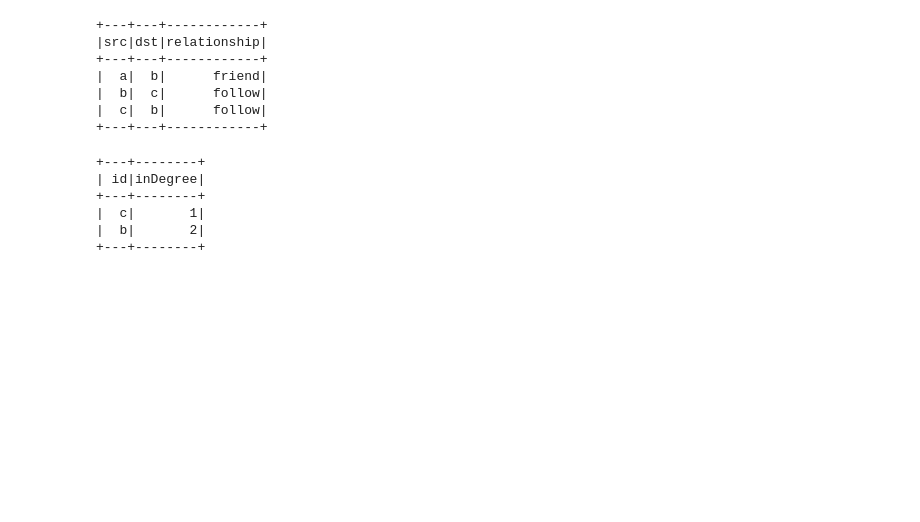
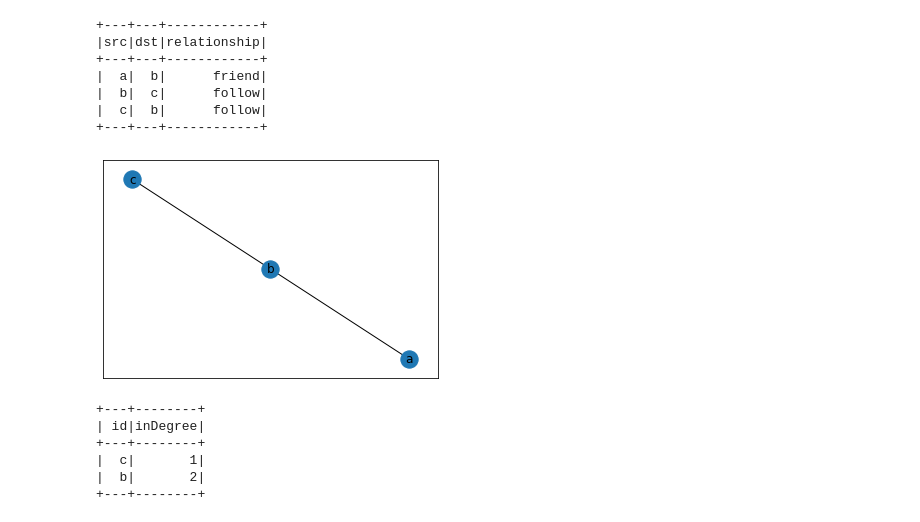
Before and after one commit to asheeshiitd/spark_trainning, a Jupyter notebook: session_1/GraphFrames.ipynb, the cells around one changed output. Cells and saved outputs as stored; diff of their text form; code cells hidden in the pictures; blank space fills up the shorter version.

```diff
--- a/session_1/GraphFrames.ipynb
+++ b/session_1/GraphFrames.ipynb
@@ -44,5 +52,18 @@ e.show()
 # %%
 # Create a GraphFrame
 g = GraphFrame(v, e)
+# %%
+def draw_graph(graphframe,sample_count=100):
+    edge_list=[(row['src'],row['dst'],1) for row in graphframe.edges.take(sample_count)]
+    node_list=[(row['id']) for row in graphframe.vertices.take(sample_count)]
+    import networkx as nx
+    G=nx.Graph()
+    G.add_nodes_from(node_list)
+    G.add_weighted_edges_from(edge_list)
+    nx.draw_networkx(G)
+# %%
+draw_graph(g)
+# %% [output]
+[figure, added]
 # %%
 # dir(g)
```
Also changed, not shown: parts of 8 cells of this notebook, 9 other files.
